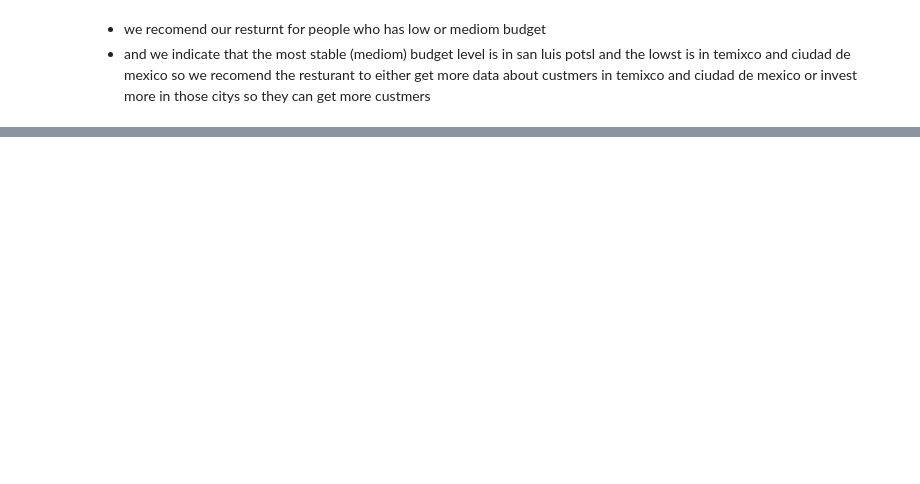
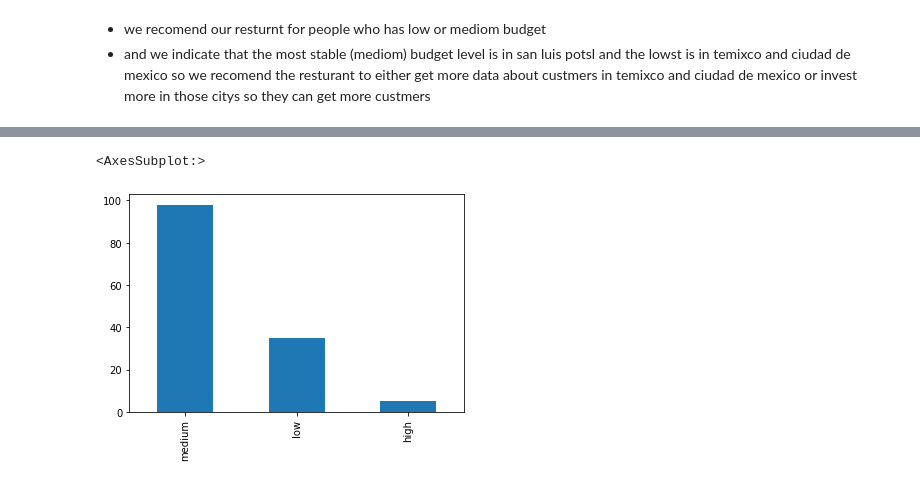
Before and after one commit to yousefQJ19/staticalanlysis, a Jupyter notebook: Describe.ipynb, the cells around one changed output, grey strips where cells are left out. Cells and saved outputs as stored; diff of their text form; code cells hidden in the pictures; blank space fills up the shorter version.

```diff
--- a/Describe.ipynb
+++ b/Describe.ipynb
@@ -82,0 +94,5 @@ budget_city.plot.bar()
+# %%
+data['budget'].value_counts().plot.bar()
+# %% [output]
+<AxesSubplot:>
+[figure, added]
```
Also changed, not shown: parts of 6 cells of this notebook.
